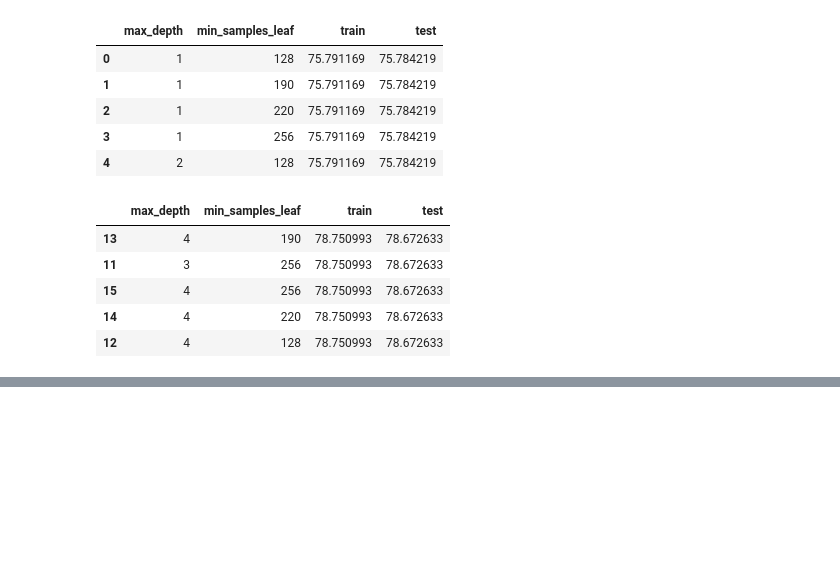
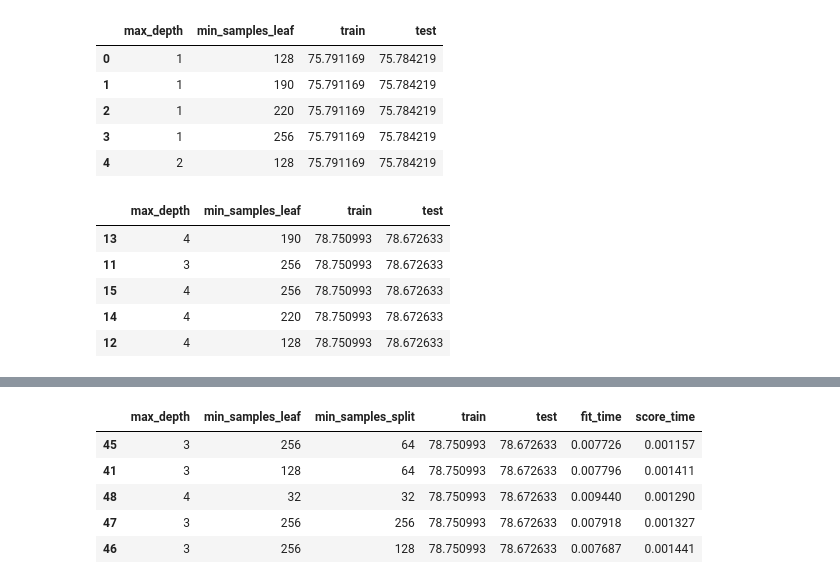
Before and after one commit to celioso/MachineLearningOptimizaciondemodelosatravesdehiperpar-metros, a Jupyter notebook: Introduccion_a_Machine_Learning_Optimizacion.ipynb, the cells around one changed output, grey strips where cells are left out. Drawn from its saved outputs; the diff is of its cells as text; code cells hidden in the pictures; blank space fills up the shorter version.

```diff
--- a/Introduccion_a_Machine_Learning_Optimizacion.ipynb
+++ b/Introduccion_a_Machine_Learning_Optimizacion.ipynb
@@ -447,0 +538,9 @@ resultados.sort_values("test", ascending=False).head()
+# %%
+resultados.sort_values("test", ascending=False).head()
+# %% [output]
+|  | max_depth | min_samples_leaf | min_samples_split | train | test | fit_time | score_time |
+| 45 | 3 | 256 | 64 | 78.750993 | 78.672633 | 0.007726 | 0.001157 |
+| 41 | 3 | 128 | 64 | 78.750993 | 78.672633 | 0.007796 | 0.001411 |
+| 48 | 4 | 32 | 32 | 78.750993 | 78.672633 | 0.009440 | 0.001290 |
+| 47 | 3 | 256 | 256 | 78.750993 | 78.672633 | 0.007918 | 0.001327 |
+| 46 | 3 | 256 | 128 | 78.750993 | 78.672633 | 0.007687 | 0.001441 |
```
Also changed, not shown: parts of 5 cells of this notebook, 1 other file.
